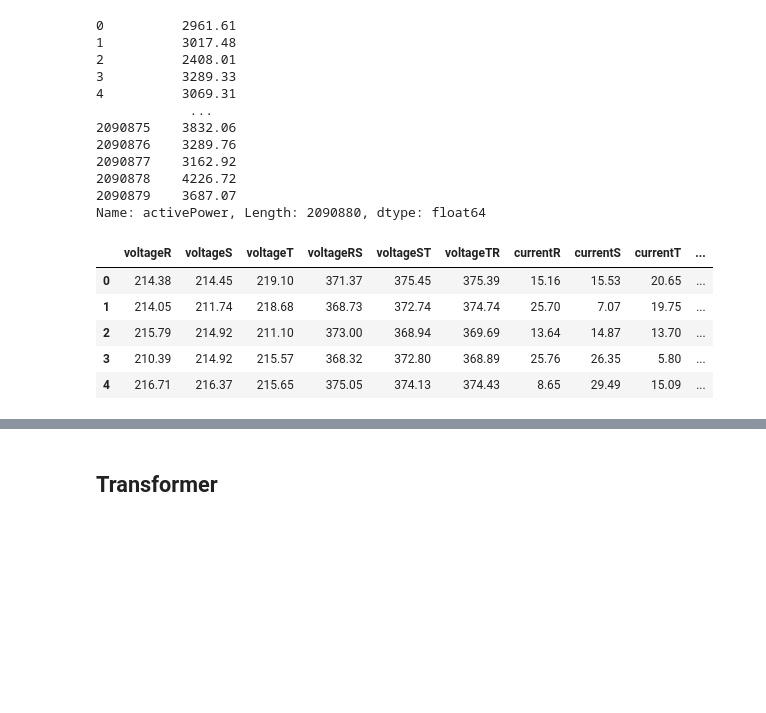
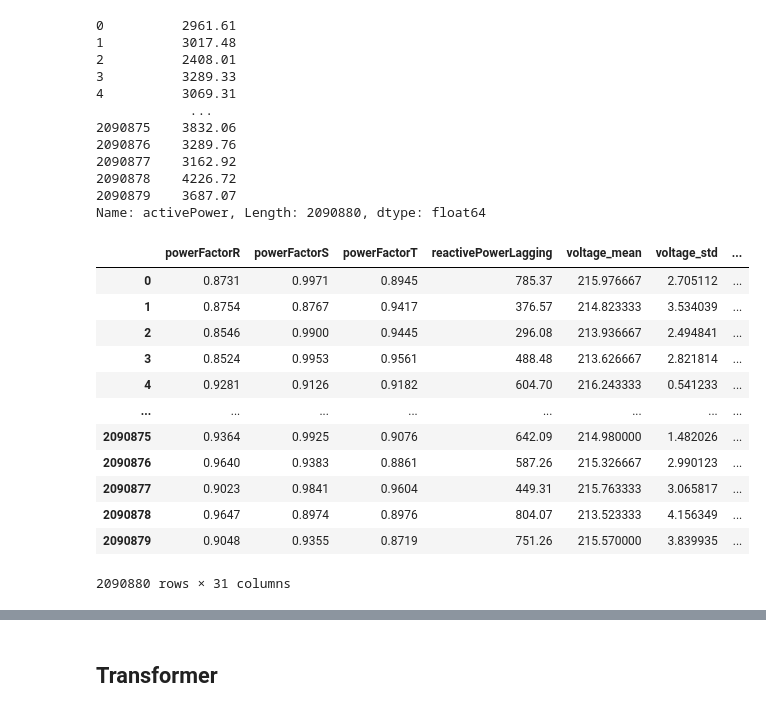
Before and after one commit to Downy-newlearner/2025_DKU_data_competition, a Jupyter notebook: power.ipynb, the cells around one changed output, grey strips where cells are left out. Cells and saved outputs as stored; diff of their text form; code cells hidden in the pictures; blank space fills up the shorter version.

```diff
--- a/power.ipynb
+++ b/power.ipynb
@@ -59,6 +59,3 @@ test = test.drop(columns=['timestamp'])
-# %%
-train = train.drop(columns=['localtime','accumActiveEnergy','operation'])
-test = test.drop(columns=['localtime','accumActiveEnergy','operation'])
 # %%
 train['powerFactorR'] /= 100
 train['powerFactorS'] /= 100
@@ -69,0 +294,33 @@ test['powerFactorT'] /= 100
+# %%
+# === 8단계: 최종 특성들 ===
+print("8단계: 최종 특성들 생성 중...")
+
+# 전력 밀도
+train['power_density'] = train['activePower'] / (current_squared_sum_train + 1e-8)
+test['power_density'] = test['activePower'] / (current_squared_sum_test + 1e-8)
+
+# 역률 불균형
+train['power_factor_imbalance'] = (
+    train['power_factor_std'] / (train['power_factor_avg'] + 1e-8) * 100
+)
+test['power_factor_imbalance'] = (
+    test['power_factor_std'] / (test['power_factor_avg'] + 1e-8) * 100
+)
+
+# 무효전력 비율
+total_power_train = np.sqrt(train['activePower']**2 + train['reactivePowerLagging']**2)
+total_power_test = np.sqrt(test['activePower']**2 + test['reactivePowerLagging']**2)
+
+train['reactive_power_ratio'] = train['reactivePowerLagging'] / (total_power_train + 1e-8)
+test['reactive_power_ratio'] = test['reactivePowerLagging'] / (total_power_test + 1e-8)
+
+# 전압 변동률
+nominal_voltage = 220
+train['voltage_regulation'] = abs((train['voltage_mean'] - nominal_voltage) / nominal_voltage * 100)
+test['voltage_regulation'] = abs((test['voltage_mean'] - nominal_voltage) / nominal_voltage * 100)
+
+# 메모리 정리
+del current_squared_sum_train, current_squared_sum_test, total_power_train, total_power_test
+
+print("8단계 완료!")
+print("모든 전력공학적 특성 생성 완료!")
@@ -70,3 +331,6 @@ test['powerFactorT'] /= 100
+# %%
+train = train.drop(columns=['localtime','accumActiveEnergy','operation','currentR', 'currentS', 'currentT','voltageR', 'voltageS', 'voltageT','voltageRS', 'voltageST', 'voltageTR'])
+test = test.drop(columns=['localtime','accumActiveEnergy','operation','currentR', 'currentS', 'currentT','voltageR', 'voltageS', 'voltageT','voltageRS', 'voltageST', 'voltageTR'])
 # %%
 train.head()
 # %% [output]
@@ -117,7 +399,7 @@ train_y = []
 train_timestamps = []
 for i in range(len(train_list)):
     train_y.append(train_list[i]["activePower"])
-    train_list[i] = train_list[i].drop(columns=['activePower'])
+    train_list[i] = train_list[i].drop(columns=['activePower','accumActiveEnergy_kwh'])
 
     train_timestamps.append(train_list[i]["datetime"])
     train_list[i] = train_list[i].drop(columns=['datetime'])
@@ -148,12 +430,19 @@ train_y[0]
 2090879    3687.07
 Name: activePower, Length: 2090880, dtype: float64
 # %%
-train_list[0].head()
+train_list[0]
 # %% [output]
-|  | voltageR | voltageS | voltageT | voltageRS | voltageST | voltageTR | currentR | currentS | currentT | ... |
-| 0 | 214.38 | 214.45 | 219.10 | 371.37 | 375.45 | 375.39 | 15.16 | 15.53 | 20.65 | ... |
-| 1 | 214.05 | 211.74 | 218.68 | 368.73 | 372.74 | 374.74 | 25.70 | 7.07 | 19.75 | ... |
-| 2 | 215.79 | 214.92 | 211.10 | 373.00 | 368.94 | 369.69 | 13.64 | 14.87 | 13.70 | ... |
-| 3 | 210.39 | 214.92 | 215.57 | 368.32 | 372.80 | 368.89 | 25.76 | 26.35 | 5.80 | ... |
-| 4 | 216.71 | 216.37 | 215.65 | 375.05 | 374.13 | 374.43 | 8.65 | 29.49 | 15.09 | ... |
+|  | powerFactorR | powerFactorS | powerFactorT | reactivePowerLagging | voltage_mean | voltage_std | ... |
+| 0 | 0.8731 | 0.9971 | 0.8945 | 785.37 | 215.976667 | 2.705112 | ... |
+| 1 | 0.8754 | 0.8767 | 0.9417 | 376.57 | 214.823333 | 3.534039 | ... |
+| 2 | 0.8546 | 0.9900 | 0.9445 | 296.08 | 213.936667 | 2.494841 | ... |
+| 3 | 0.8524 | 0.9953 | 0.9561 | 488.48 | 213.626667 | 2.821814 | ... |
+| 4 | 0.9281 | 0.9126 | 0.9182 | 604.70 | 216.243333 | 0.541233 | ... |
+| ... | ... | ... | ... | ... | ... | ... | ... |
+| 2090875 | 0.9364 | 0.9925 | 0.9076 | 642.09 | 214.980000 | 1.482026 | ... |
+| 2090876 | 0.9640 | 0.9383 | 0.8861 | 587.26 | 215.326667 | 2.990123 | ... |
+| 2090877 | 0.9023 | 0.9841 | 0.9604 | 449.31 | 215.763333 | 3.065817 | ... |
+| 2090878 | 0.9647 | 0.8974 | 0.8976 | 804.07 | 213.523333 | 4.156349 | ... |
+| 2090879 | 0.9048 | 0.9355 | 0.8719 | 751.26 | 215.570000 | 3.839935 | ... |
+2090880 rows × 31 columns
 # %%
```
Also changed, not shown: parts of 28 cells of this notebook, 1 other file.
